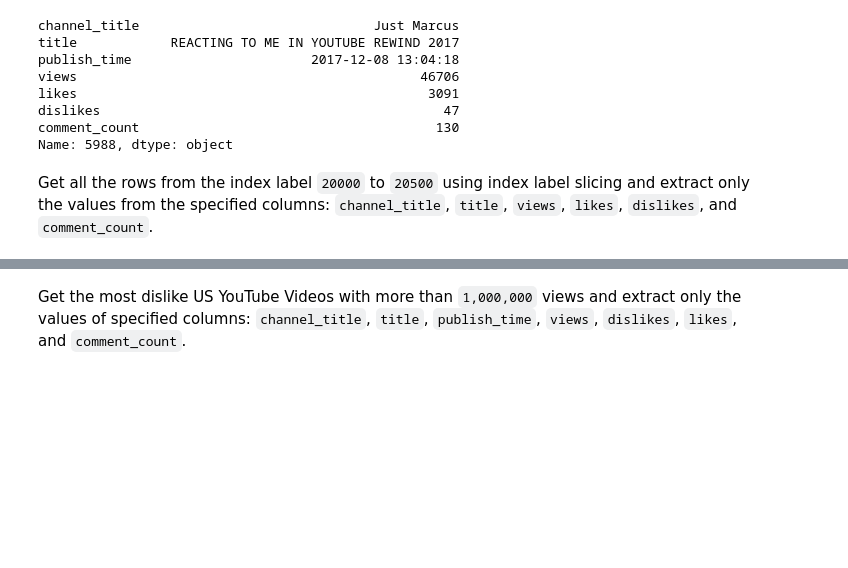
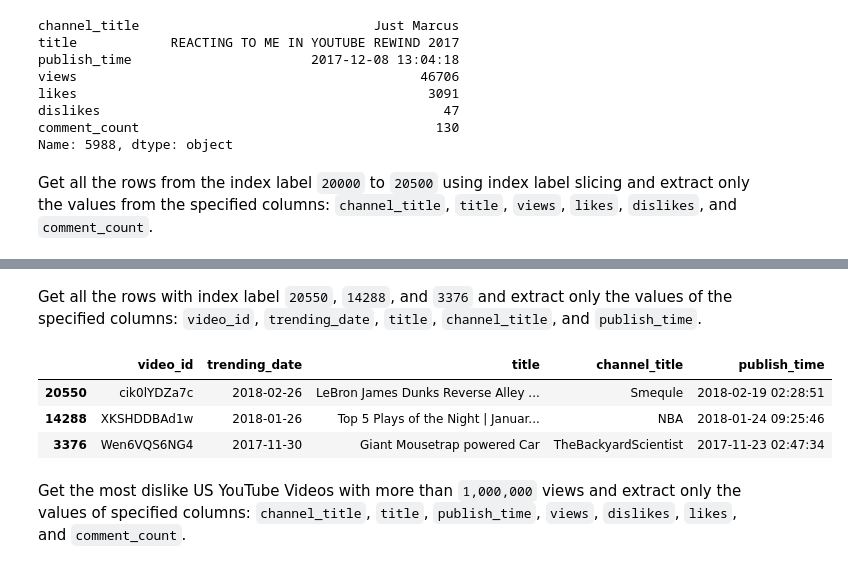
Before and after one commit to christiane-bacani/applied-data-science, a Jupyter notebook: mini-projects/pandas_loc-iloc/notebooks/pandas_loc-iloc.ipynb, the cells around one changed output, grey strips where cells are left out. Cells and saved outputs as stored; diff of their text form; code cells hidden in the pictures; blank space fills up the shorter version.

```diff
--- a/mini-projects/pandas_loc-iloc/notebooks/pandas_loc-iloc.ipynb
+++ b/mini-projects/pandas_loc-iloc/notebooks/pandas_loc-iloc.ipynb
@@ -381,6 +381,15 @@ display(USvideos.loc[20000:20500, ["channel_title", "title", "views", "likes", "
 | 20439 | INSIDER | How Nail Polish is Made and Tested | 445119 | 6832 | 214 | 484 |
 | 20452 | The Daily Show with Trevor Noah | Parkland Shooting Survivors Schoo... | 1478788 | 41635 | 3736 | 7180 |
 | 20486 | BillyCrammer | Marvel's VENOM (2018) - Full Trai... | 89872 | 431 | 90 | 93 |
+# %% [markdown]
+Get all the rows with index label `20550`, `14288`, and `3376` and extract only the values of the specified columns: `video_id`, `trending_date`, `title`, `channel_title`, and `publish_time`.
+# %%
+display(USvideos.loc[[20550, 14288, 3376], ["video_id", "trending_date", "title", "channel_title", "publish_time"]])
+# %% [output]
+|  | video_id | trending_date | title | channel_title | publish_time |
+| 20550 | cik0lYDZa7c | 2018-02-26 | LeBron James Dunks Reverse Alley ... | Smequle | 2018-02-19 02:28:51 |
+| 14288 | XKSHDDBAd1w | 2018-01-26 | Top 5 Plays of the Night | Januar... | NBA | 2018-01-24 09:25:46 |
+| 3376 | Wen6VQS6NG4 | 2017-11-30 | Giant Mousetrap powered Car | TheBackyardScientist | 2017-11-23 02:47:34 |
 # %% [markdown]
 Get the most dislike US YouTube Videos with more than `1,000,000` views and extract only the values of specified columns: `channel_title`, `title`, `publish_time`, `views`, `dislikes`, `likes`, and `comment_count`.
 # %%
```
Also changed, not shown: parts of 2 cells of this notebook.
